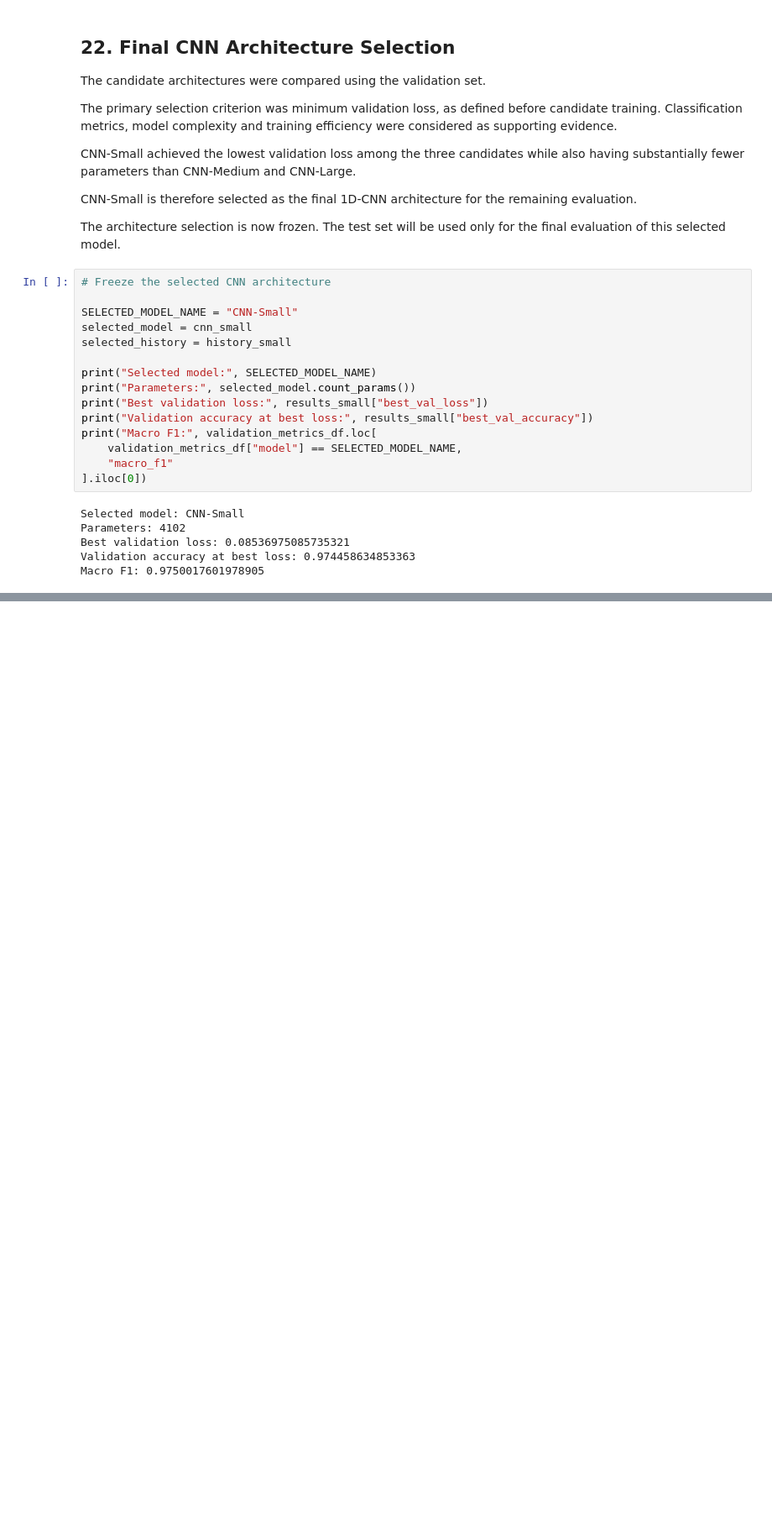
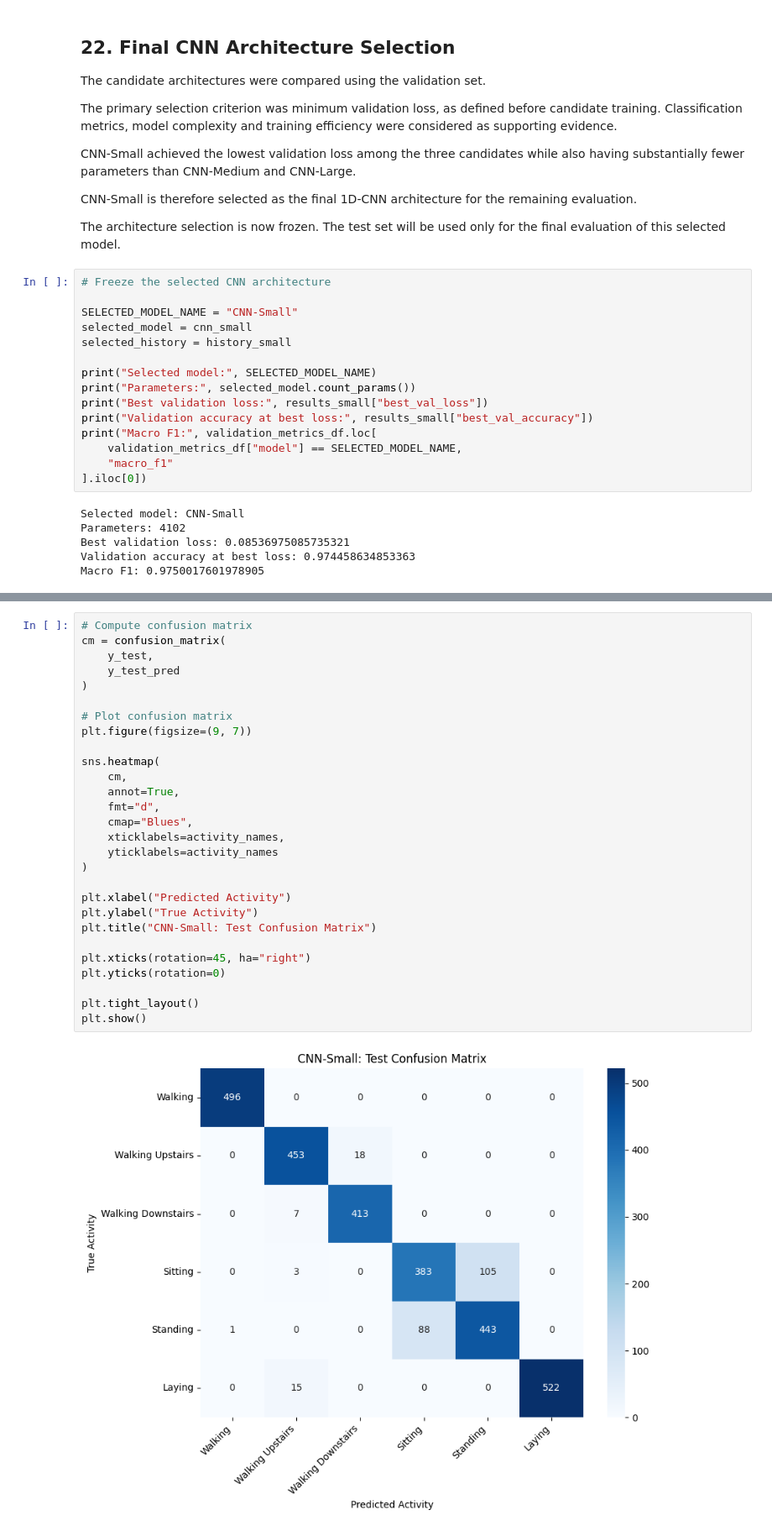
Before and after one commit to SLIIT-Y4-S2-DL-ORG/Deep-Learning-Assignment, a Jupyter notebook: 1D-CNN/1D_CNN.ipynb, the cells around one changed output, grey strips where cells are left out. Shown at 84% size. Cells and saved outputs as stored; diff of their text form; blank space fills up the shorter version.

Commit message:
Add confusion matrix visualization for model evaluation

```diff
--- a/1D-CNN/1D_CNN.ipynb
+++ b/1D-CNN/1D_CNN.ipynb
@@ -1448,0 +1580,30 @@ Macro F1: 0.9750017601978905
+# %%
+# Compute confusion matrix
+cm = confusion_matrix(
+    y_test,
+    y_test_pred
+)
+
+# Plot confusion matrix
+plt.figure(figsize=(9, 7))
+
+sns.heatmap(
+    cm,
+    annot=True,
+    fmt="d",
+    cmap="Blues",
+    xticklabels=activity_names,
+    yticklabels=activity_names
+)
+
+plt.xlabel("Predicted Activity")
+plt.ylabel("True Activity")
+plt.title("CNN-Small: Test Confusion Matrix")
+
+plt.xticks(rotation=45, ha="right")
+plt.yticks(rotation=0)
+
+plt.tight_layout()
+plt.show()
+# %% [output]
+[figure, added]
```
Also changed, not shown: parts of 9 cells of this notebook, 1 other file.
